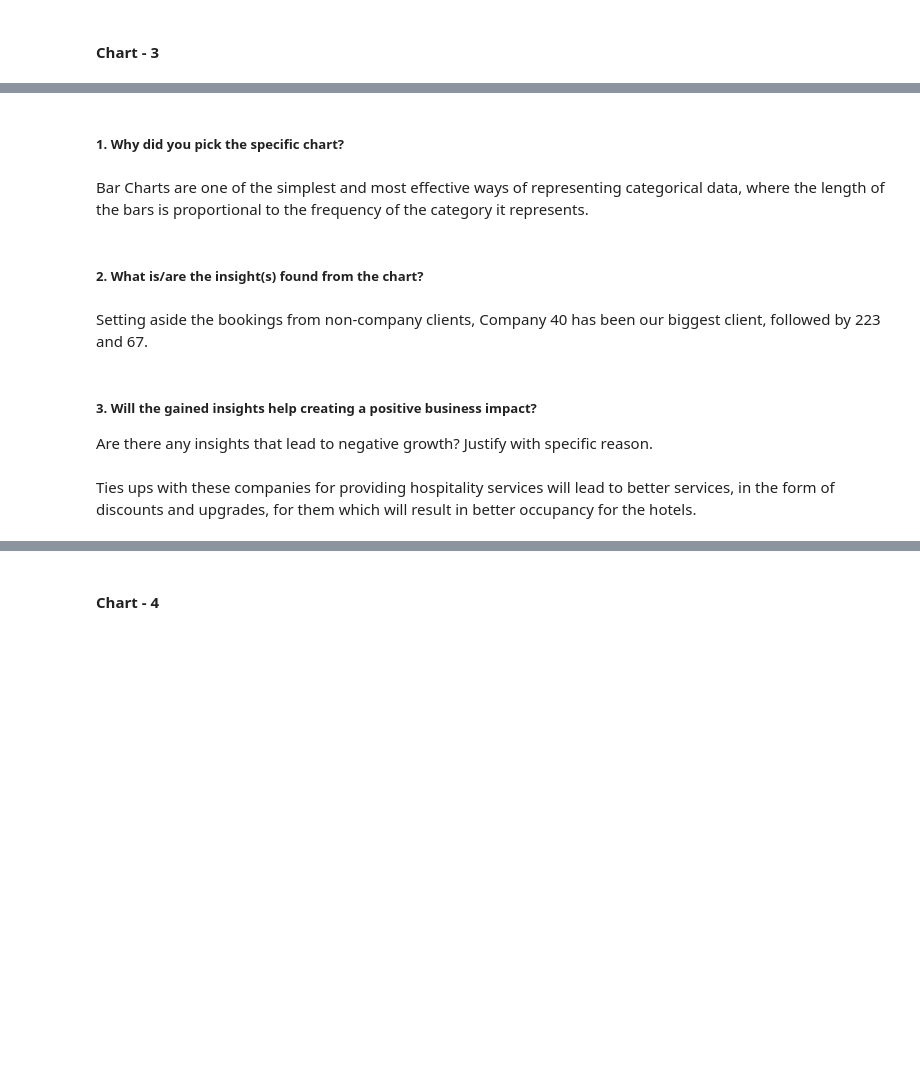
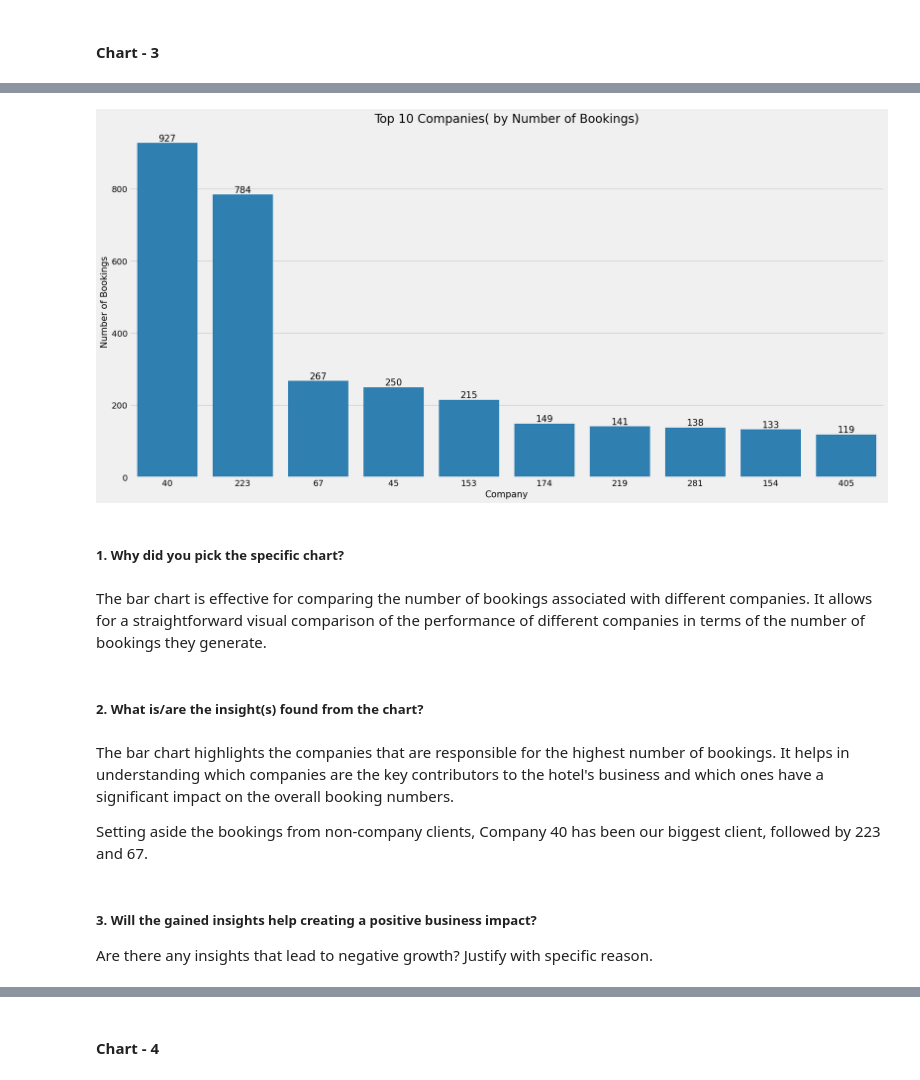
Before and after one commit to bisht-deepak/EDA, a Jupyter notebook: Hotel Booking/hotel-booking-analysis.ipynb, the cells around one changed output, grey strips where cells are left out. Drawn from its saved outputs; the diff is of its cells as text; code cells hidden in the pictures; blank space fills up the shorter version.

```diff
--- a/Hotel Booking/hotel-booking-analysis.ipynb
+++ b/Hotel Booking/hotel-booking-analysis.ipynb
@@ -548,27 +740,29 @@ top_10_companies
 # %%
 # color_palette= sns.color_palette("viridis_r")
 
-fig= plt.figure(figsize= (10, 10))
+fig= plt.figure(figsize= (20, 10))
 sbar= sns.barplot(data= top_10_companies, x= "company", y= "size",
             order= top_10_companies["company"], color= "#1984c5"
            )
 plt.bar_label(sbar.containers[0], fontsize= 15)
 #aesthetics
 plt.xlabel("Company", fontsize= 15)
 plt.ylabel("Number of Bookings", fontsize= 15)
 plt.title("Top 10 Companies( by Number of Bookings)", fontsize= 20)
 plt.show()
 #
+# %% [output]
+[figure, added]
 # %% [markdown]
 ##### 1. Why did you pick the specific chart?
-# %% [markdown]
-Bar Charts are one of the simplest and most effective ways of representing categorical data, where the length of the bars is proportional to the frequency of the category it represents.
+# %% [markdown]
+The bar chart is effective for comparing the number of bookings associated with different companies. It allows for a straightforward visual comparison of the performance of different companies in terms of the number of bookings they generate.
 # %% [markdown]
 ##### 2. What is/are the insight(s) found from the chart?
 # %% [markdown]
+The bar chart highlights the companies that are responsible for the highest number of bookings. It helps in understanding which companies are the key contributors to the hotel's business and which ones have a significant impact on the overall booking numbers.
+
 Setting aside the bookings from non-company clients, Company 40 has been our biggest client, followed by 223 and 67.
 # %% [markdown]
 ##### 3. Will the gained insights help creating a positive business impact?
 Are there any insights that lead to negative growth? Justify with specific reason.
-# %% [markdown]
-Ties ups with these companies for providing hospitality services will lead to better services, in the form of discounts and upgrades, for them which will result in better occupancy for the hotels.
```
Also changed, not shown: parts of 111 cells of this notebook.
